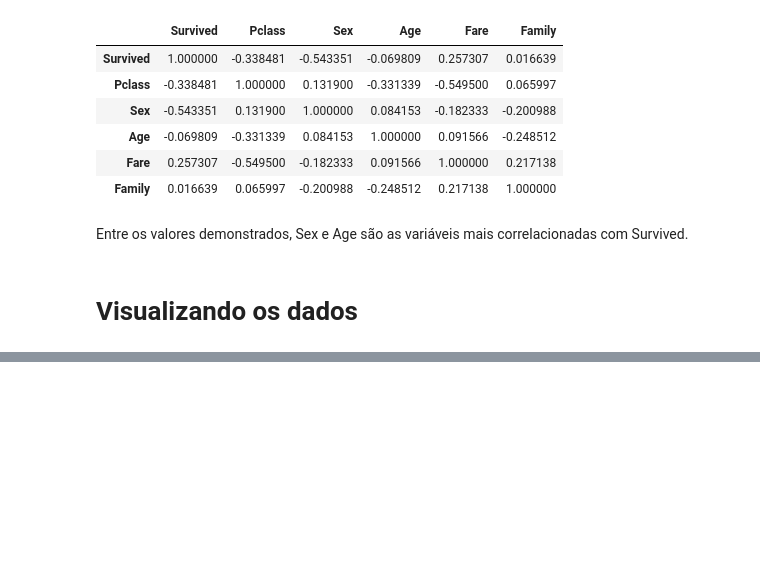
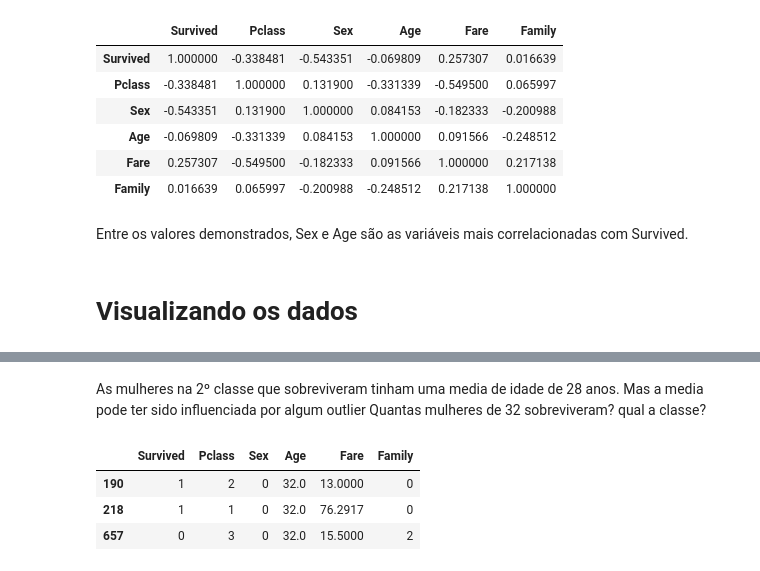
Before and after one commit to liebycardoso/Data_Analysis, a Jupyter notebook: Titanic.ipynb, the cells around one changed output, grey strips where cells are left out. Cells and saved outputs as stored; diff of their text form; code cells hidden in the pictures; blank space fills up the shorter version.

```diff
--- a/Titanic.ipynb
+++ b/Titanic.ipynb
@@ -334,0 +239,13 @@ for f in range(X.shape[1]):
+# %% [markdown]
+As mulheres na 2º classe que sobreviveram tinham uma media de idade de 28 anos.
+Mas a media pode ter sido influenciada por algum outlier
+Quantas mulheres de 32 sobreviveram? qual a classe?
+# %%
+#Pesquisando por mulheres com 32 anos idependente de ter sobrevivido ou da classe
+titanic_df[(titanic_df.Age==32) &
+          (titanic_df.Sex == 0 )]
+# %% [output]
+|  | Survived | Pclass | Sex | Age | Fare | Family |
+| 190 | 1 | 2 | 0 | 32.0 | 13.0000 | 0 |
+| 218 | 1 | 1 | 0 | 32.0 | 76.2917 | 0 |
+| 657 | 0 | 3 | 0 | 32.0 | 15.5000 | 2 |
```
Also changed, not shown: parts of 51 cells of this notebook.
